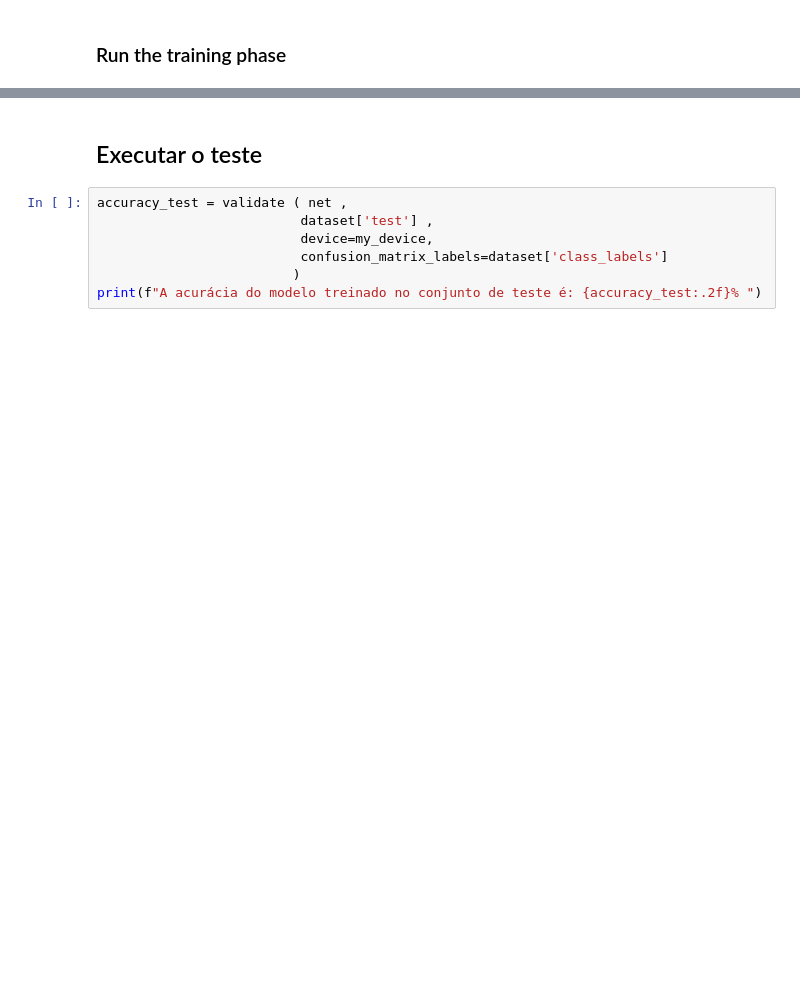
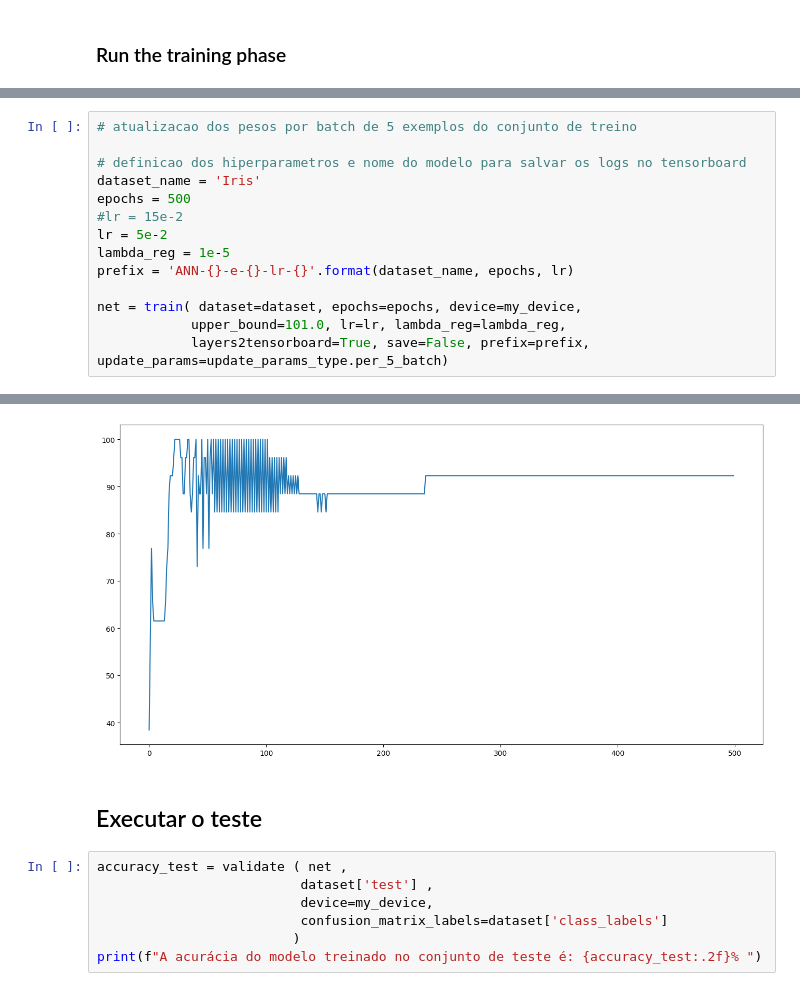
Before and after one commit to nicholasbarbosa/inf692, a Jupyter notebook: atividade-curta-4/atividade-curta-4.ipynb, the cells around one changed output, grey strips where cells are left out. Drawn from its saved outputs; the diff is of its cells as text; blank space fills up the shorter version.

```diff
--- a/atividade-curta-4/atividade-curta-4.ipynb
+++ b/atividade-curta-4/atividade-curta-4.ipynb
@@ -269,0 +438,15 @@ net = train( dataset=dataset, epochs=epochs, device=my_device,
+# %%
+# atualizacao dos pesos por batch de 5 exemplos do conjunto de treino
+
+# definicao dos hiperparametros e nome do modelo para salvar os logs no tensorboard
+dataset_name = 'Iris'
+epochs = 500
+#lr = 15e-2
+lr = 5e-2
+lambda_reg = 1e-5
+prefix = 'ANN-{}-e-{}-lr-{}'.format(dataset_name, epochs, lr)
+
+net = train( dataset=dataset, epochs=epochs, device=my_device,
+            upper_bound=101.0, lr=lr, lambda_reg=lambda_reg,
+            layers2tensorboard=True, save=False, prefix=prefix, update_params=update_params_type.per_5_batch)
+# %% [output]
@@ -270,3 +460,4 @@ net = train( dataset=dataset, epochs=epochs, device=my_device,
+[figure, added]
 # %% [markdown]
 ## Executar o teste
 # %%
```
Also changed, not shown: parts of 14 cells of this notebook.
